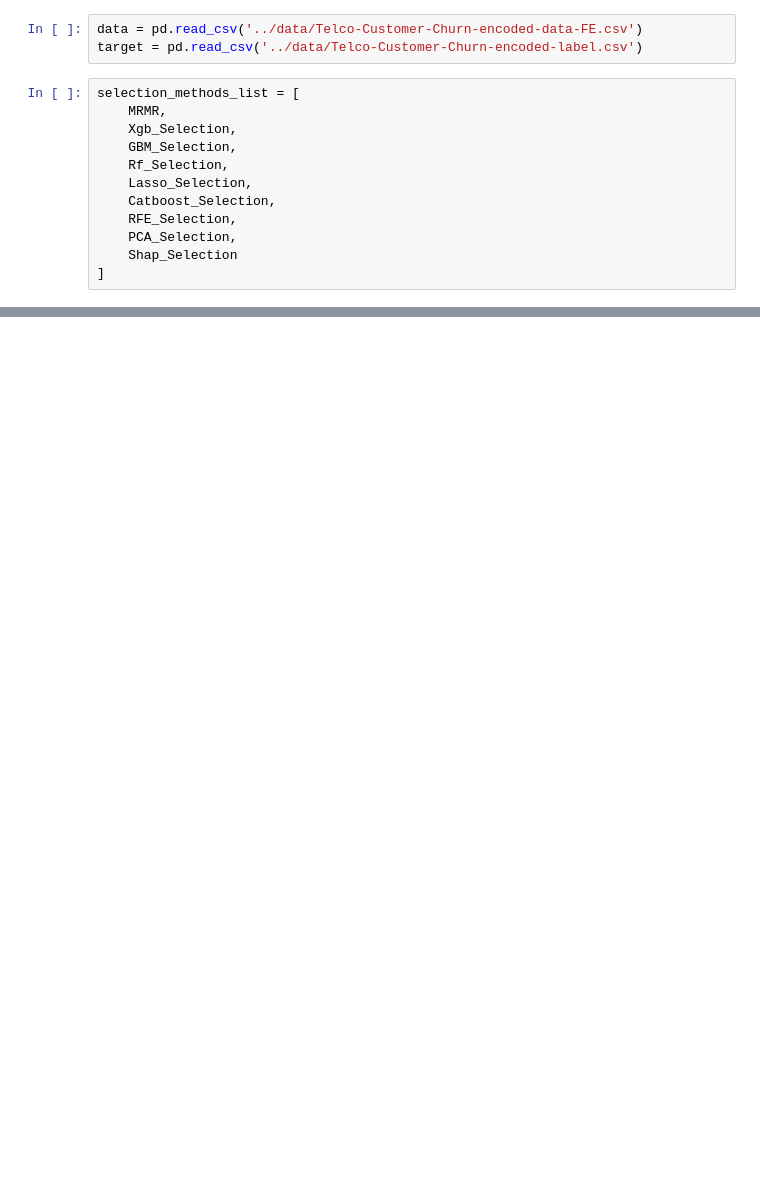
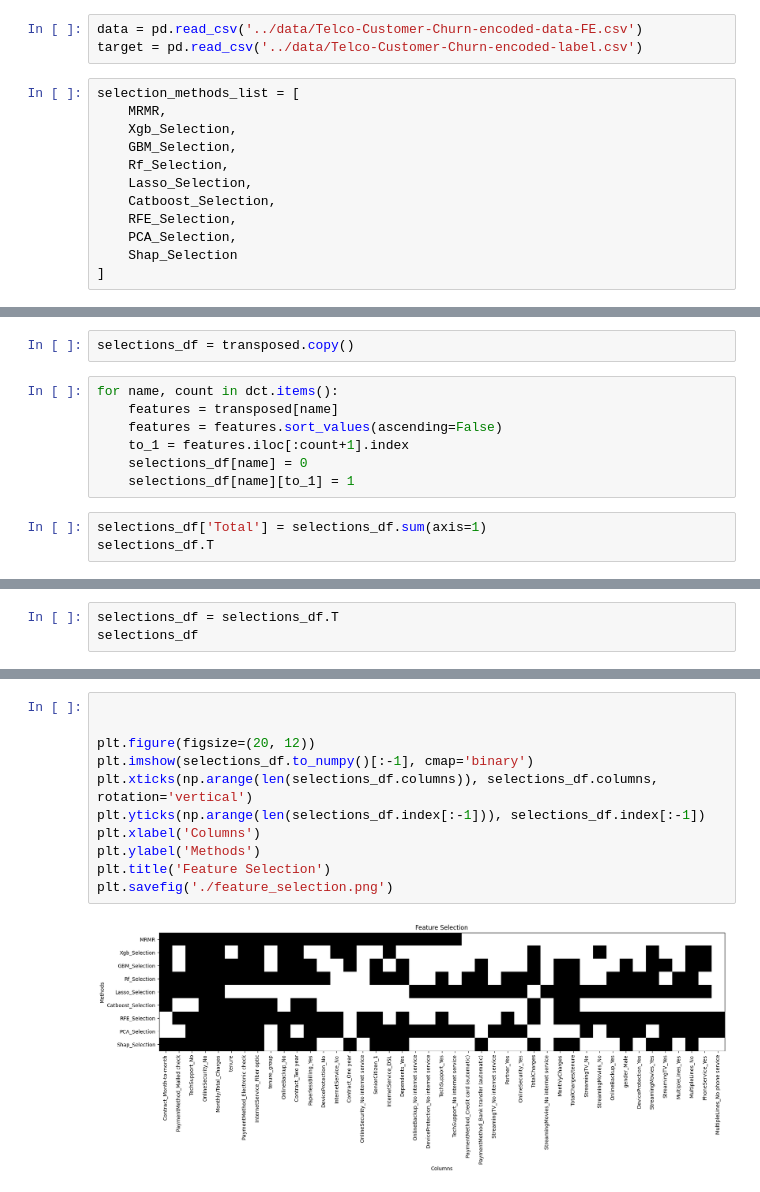
Before and after one commit to Zark-ML/churn_prediction, a Jupyter notebook: feature_selection/feature_selection.ipynb, the cells around one changed output, grey strips where cells are left out. Saved outputs shown, nothing was run; the diff lists cells and outputs as text; blank space fills up the shorter version.

Commit message:
Refactored Feature Selection

```diff
--- a/feature_selection/feature_selection.ipynb
+++ b/feature_selection/feature_selection.ipynb
@@ -144,0 +206,12 @@ KeyboardInterrupt:
+# %%
+selections_df = transposed.copy()
+# %%
+for name, count in dct.items():
+    features = transposed[name]
+    features = features.sort_values(ascending=False)
+    to_1 = features.iloc[:count+1].index
+    selections_df[name] = 0
+    selections_df[name][to_1] = 1
+# %%
+selections_df['Total'] = selections_df.sum(axis=1)
+selections_df.T
@@ -144,0 +231,3 @@ KeyboardInterrupt:
+# %%
+selections_df = selections_df.T
+selections_df
@@ -144,0 +247,13 @@ KeyboardInterrupt:
+# %%
+
+
+plt.figure(figsize=(20, 12))
+plt.imshow(selections_df.to_numpy()[:-1], cmap='binary')
+plt.xticks(np.arange(len(selections_df.columns)), selections_df.columns, rotation='vertical')
+plt.yticks(np.arange(len(selections_df.index[:-1])), selections_df.index[:-1])
+plt.xlabel('Columns')
+plt.ylabel('Methods')
+plt.title('Feature Selection')
+plt.savefig('./feature_selection.png')
+# %% [output]
+[figure, added]
```
Also changed, not shown: parts of 14 cells of this notebook, 26 other files.
